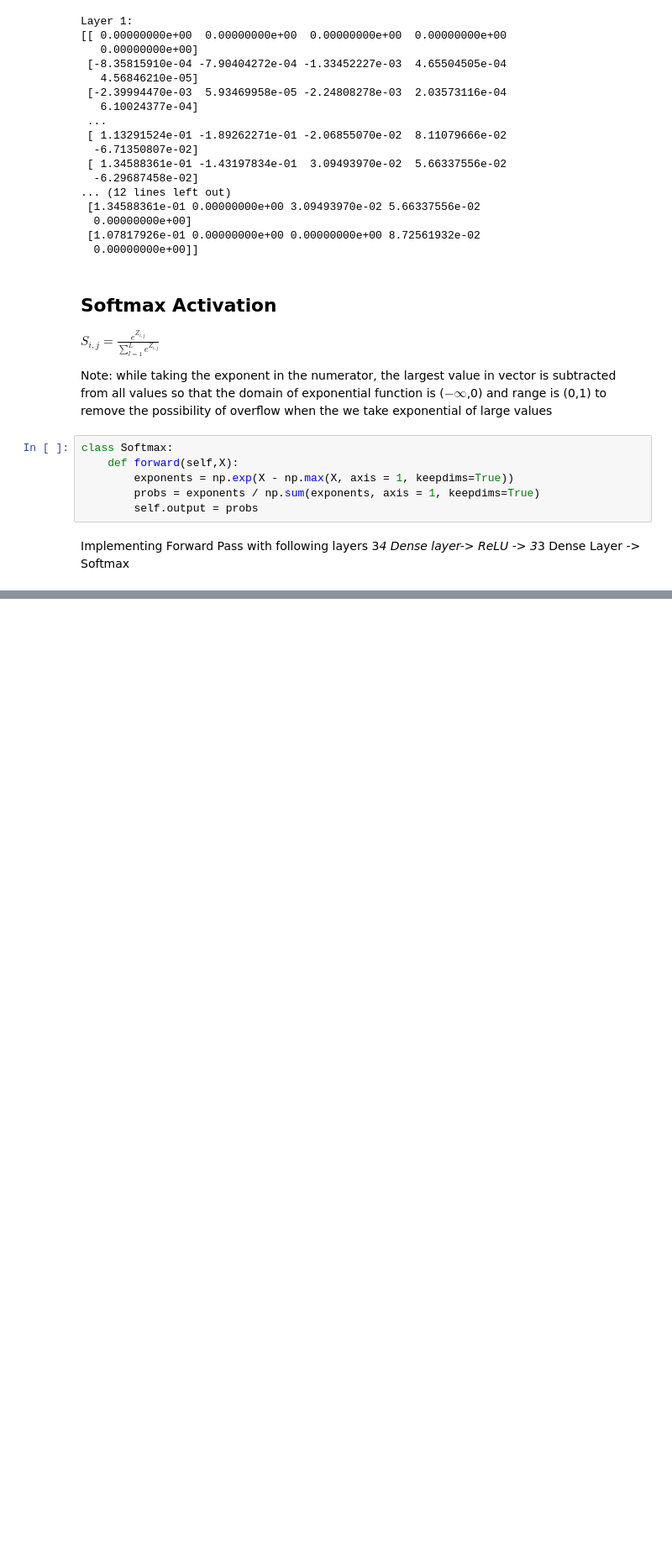
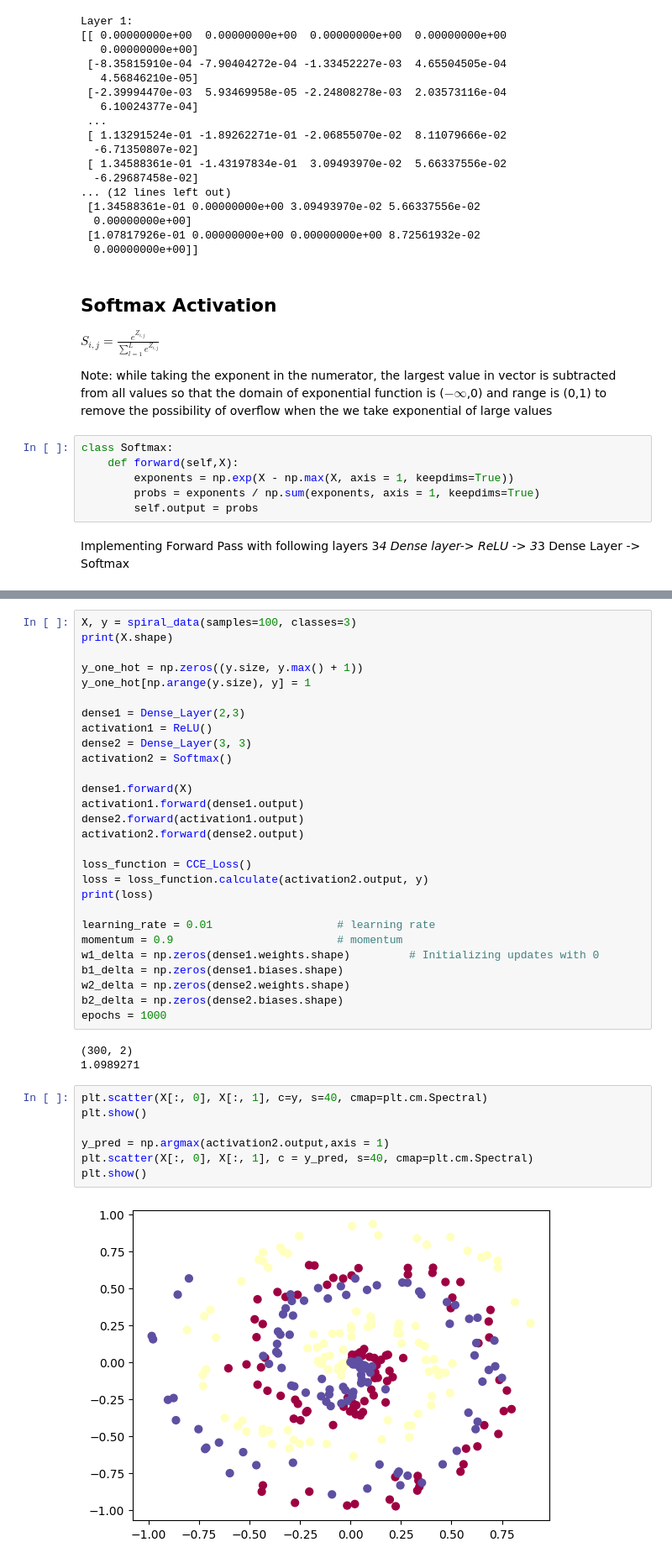
Before and after one commit to ansalma6/neural-network-from-scratch, a Jupyter notebook: Neural_Network.ipynb, the cells around one changed output, grey strips where cells are left out. Shown at 84% size. Cells and saved outputs as stored; diff of their text form; blank space fills up the shorter version.

```diff
--- a/Neural_Network.ipynb
+++ b/Neural_Network.ipynb
@@ -276,0 +325,40 @@ print(activation2.output)
+# %%
+X, y = spiral_data(samples=100, classes=3)
+print(X.shape)
+
+y_one_hot = np.zeros((y.size, y.max() + 1))
+y_one_hot[np.arange(y.size), y] = 1
+
+dense1 = Dense_Layer(2,3)
+activation1 = ReLU()
+dense2 = Dense_Layer(3, 3)
+activation2 = Softmax()
+
+dense1.forward(X)
+activation1.forward(dense1.output)
+dense2.forward(activation1.output)
+activation2.forward(dense2.output)
+
+loss_function = CCE_Loss()
+loss = loss_function.calculate(activation2.output, y)
+print(loss)
+
+learning_rate = 0.01                   # learning rate
+momentum = 0.9                         # momentum
+w1_delta = np.zeros(dense1.weights.shape)         # Initializing updates with 0
+b1_delta = np.zeros(dense1.biases.shape)
+w2_delta = np.zeros(dense2.weights.shape)
+b2_delta = np.zeros(dense2.biases.shape)
+epochs = 1000
+# %% [output]
+(300, 2)
+1.0989271
+# %%
+plt.scatter(X[:, 0], X[:, 1], c=y, s=40, cmap=plt.cm.Spectral)
+plt.show()
+
+y_pred = np.argmax(activation2.output,axis = 1)
+plt.scatter(X[:, 0], X[:, 1], c = y_pred, s=40, cmap=plt.cm.Spectral)
+plt.show()
+# %% [output]
+[figure, added]
```
Also changed, not shown: parts of 23 cells of this notebook, 1 other file.
